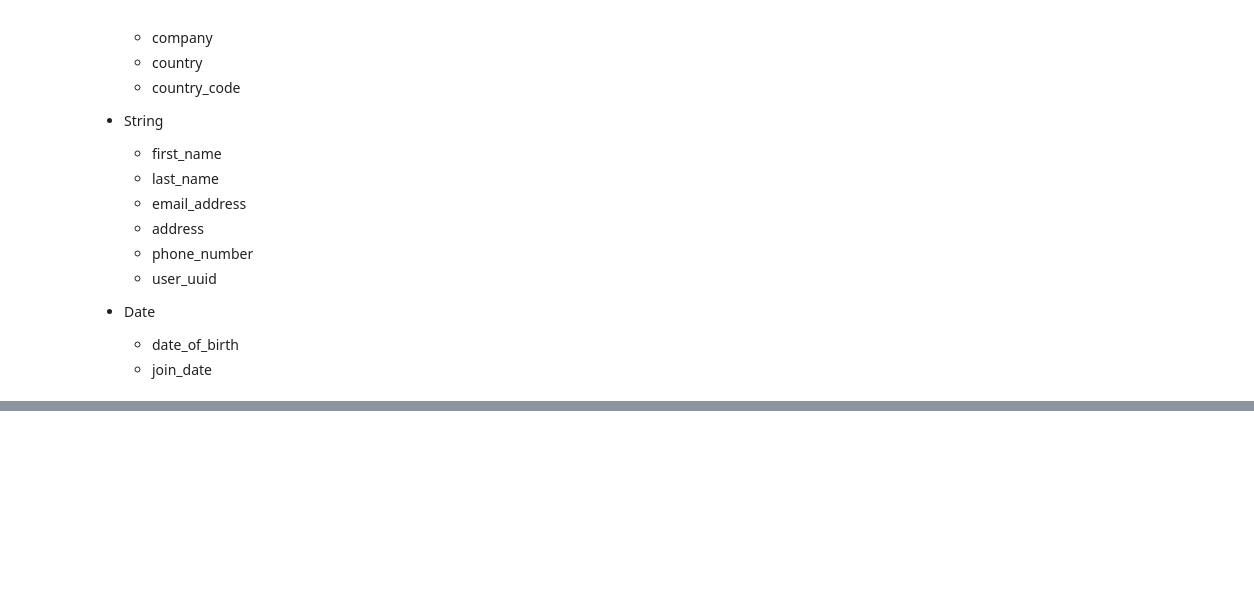
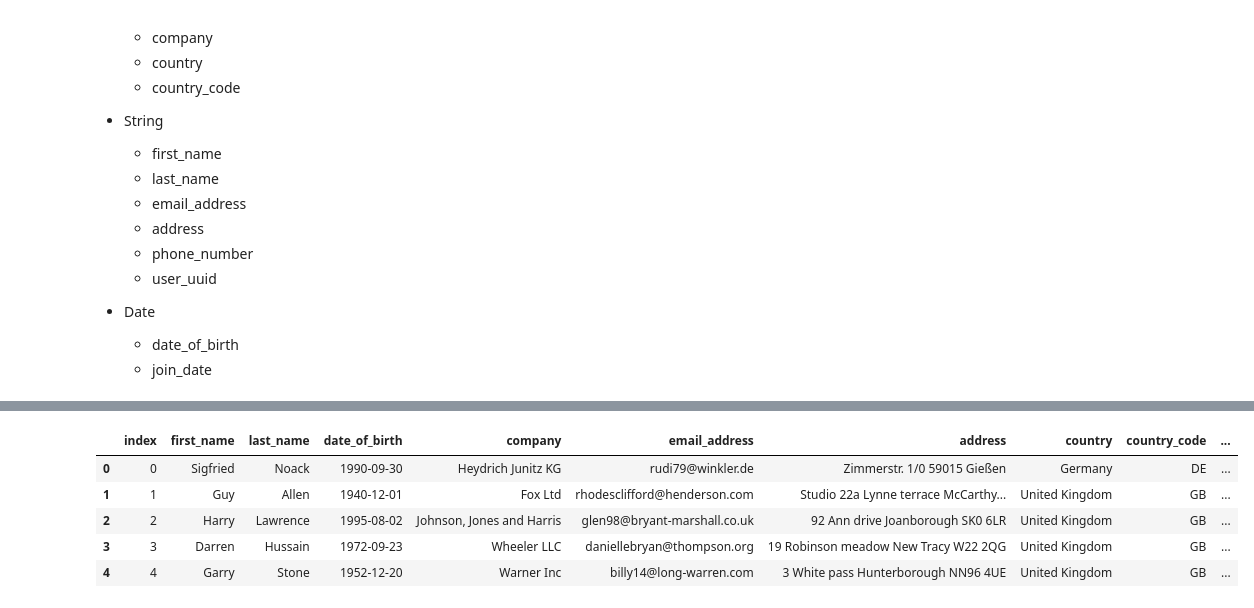
Before and after one commit to zanderace/multinational-retail-data-centralisation, a Jupyter notebook: data_cleaning.ipynb, the cells around one changed output, grey strips where cells are left out. Cells and saved outputs as stored; diff of their text form; code cells hidden in the pictures; blank space fills up the shorter version.

```diff
--- a/data_cleaning.ipynb
+++ b/data_cleaning.ipynb
@@ -90,0 +186,39 @@ legacy_users[["company","address"]].head()
+# %%
+def standardised_phone_number(phone_number):
+    # if the first characted is a + remove it
+    if phone_number[:2] == '+1':
+        phone_number = phone_number[2:]
+
+    if phone_number[0] == '+':
+        phone_number = phone_number[1:]
+
+    # remove all whitespaces from phone number
+    phone_number = phone_number.replace(" ", "")
+
+    # remove hyphens from the phone number
+    phone_number = phone_number.replace("-","")
+
+    # remove brackets from the phone number
+    phone_number = phone_number.replace("(","")
+    phone_number = phone_number.replace(")","")
+
+    if phone_number[0:2] == '44':
+        phone_number = phone_number[2:]
+    if phone_number[0:2] == '49':
+        phone_number = phone_number[2:]
+    # remove prefix 0
+    phone_number = phone_number.removeprefix('0')
+    phone_number = phone_number.removeprefix('00')
+
+    return phone_number
+legacy_users_drop_test = legacy_users_drop
+legacy_users_drop_test["phone_number"] = legacy_users_drop["phone_number"].apply(standardised_phone_number)
+# %%
+legacy_users_drop_test.head()
+# %% [output]
+|  | index | first_name | last_name | date_of_birth | company | email_address | address | country | country_code | ... |
+| 0 | 0 | Sigfried | Noack | 1990-09-30 | Heydrich Junitz KG | rudi79@winkler.de | Zimmerstr. 1/0 59015 Gießen | Germany | DE | ... |
+| 1 | 1 | Guy | Allen | 1940-12-01 | Fox Ltd | rhodesclifford@henderson.com | Studio 22a Lynne terrace McCarthy... | United Kingdom | GB | ... |
+| 2 | 2 | Harry | Lawrence | 1995-08-02 | Johnson, Jones and Harris | glen98@bryant-marshall.co.uk | 92 Ann drive Joanborough SK0 6LR | United Kingdom | GB | ... |
+| 3 | 3 | Darren | Hussain | 1972-09-23 | Wheeler LLC | daniellebryan@thompson.org | 19 Robinson meadow New Tracy W22 2QG | United Kingdom | GB | ... |
+| 4 | 4 | Garry | Stone | 1952-12-20 | Warner Inc | billy14@long-warren.com | 3 White pass Hunterborough NN96 4UE | United Kingdom | GB | ... |
```
Also changed, not shown: parts of 9 cells of this notebook.
